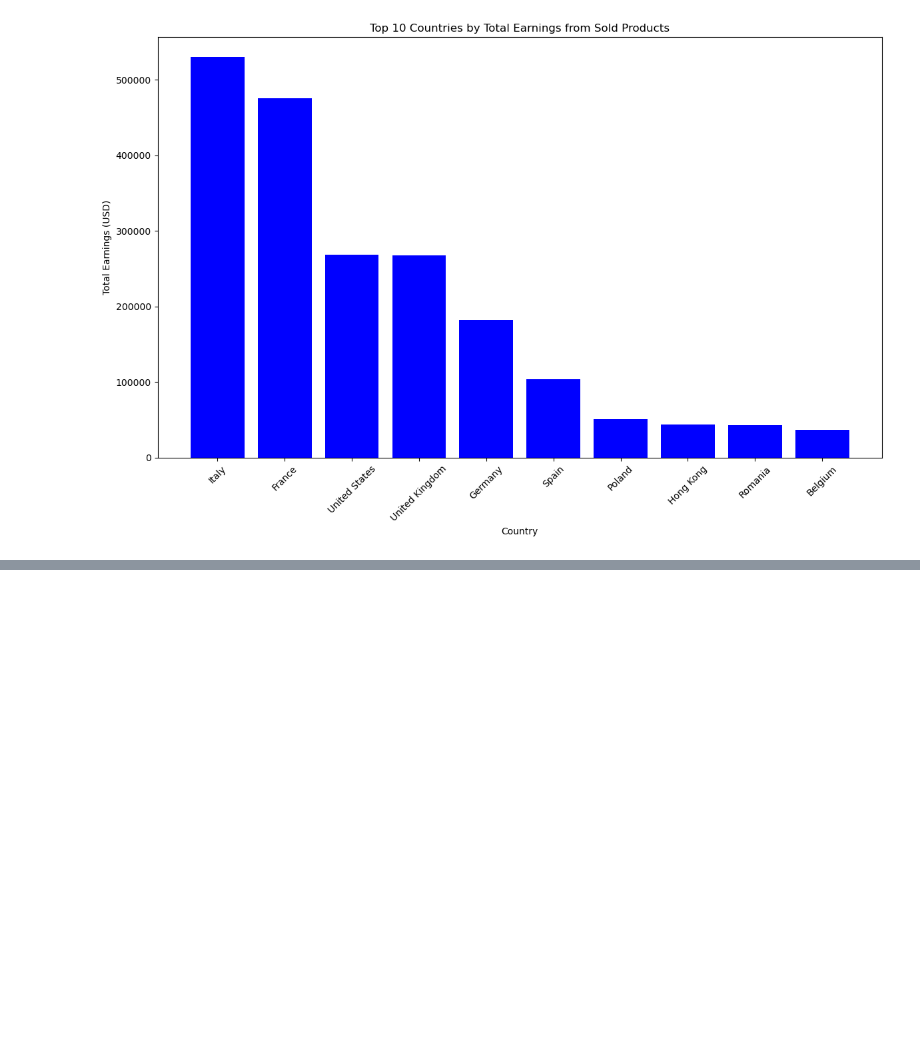
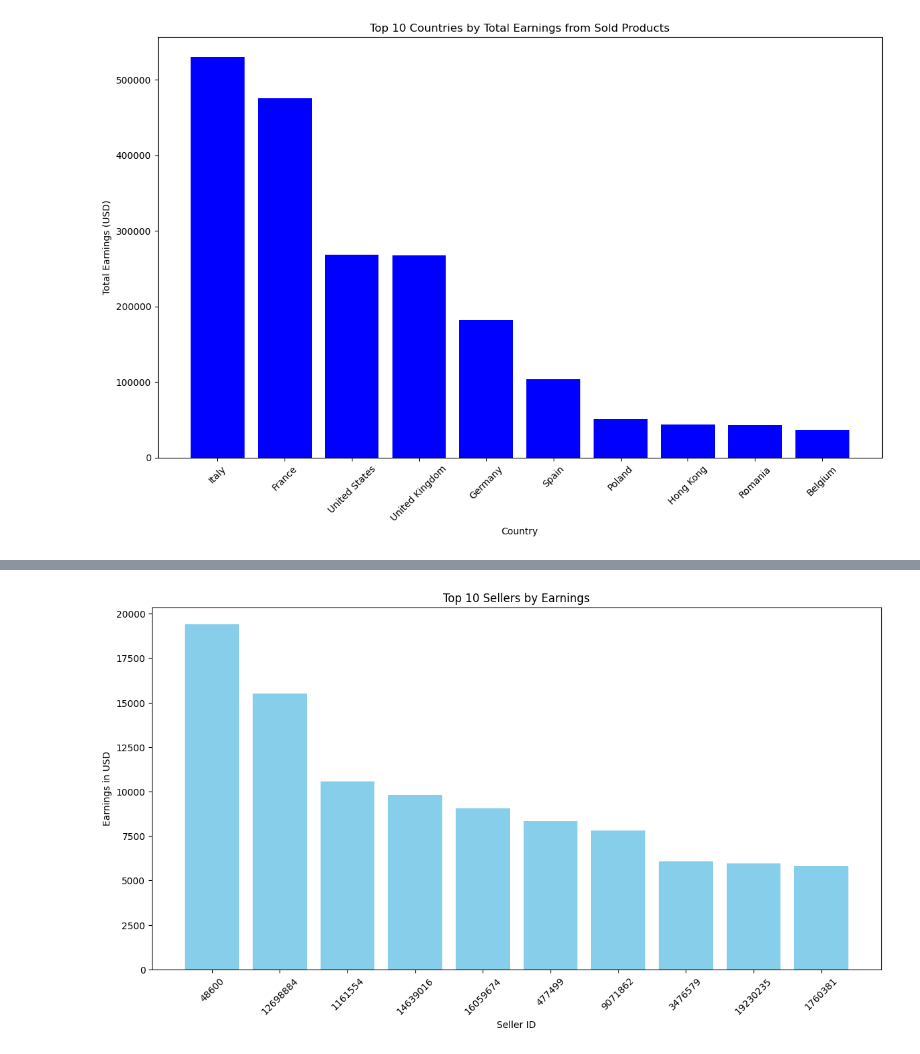
Before and after one commit to lucheuer/Project-1, a Jupyter notebook: products_analysis.ipynb, the cells around one changed output, grey strips where cells are left out. Drawn from its saved outputs; the diff is of its cells as text; code cells hidden in the pictures; blank space fills up the shorter version.

```diff
--- a/products_analysis.ipynb
+++ b/products_analysis.ipynb
@@ -245,0 +276,17 @@ plt.show()
+# %%
+# Group by seller_id and sum the seller_earning for each seller
+top_sellers_earnings = df.groupby('seller_id')['seller_earning'].sum().reset_index()
+
+# Sort the sellers by earnings in descending order to find the top 10 sellers
+top_10_sellers_earnings = top_sellers_earnings.sort_values(by='seller_earning', ascending=False).head(10)
+
+# Plot the result
+plt.figure(figsize=(14, 7))
+plt.bar(top_10_sellers_earnings['seller_id'].astype(str), top_10_sellers_earnings['seller_earning'], color='skyblue')
+plt.xlabel('Seller ID')
+plt.ylabel('Earnings in USD')
+plt.title('Top 10 Sellers by Earnings')
+plt.xticks(rotation=45)
+plt.show()
+# %% [output]
+[figure, added]
```
Also changed, not shown: parts of 5 cells of this notebook.
